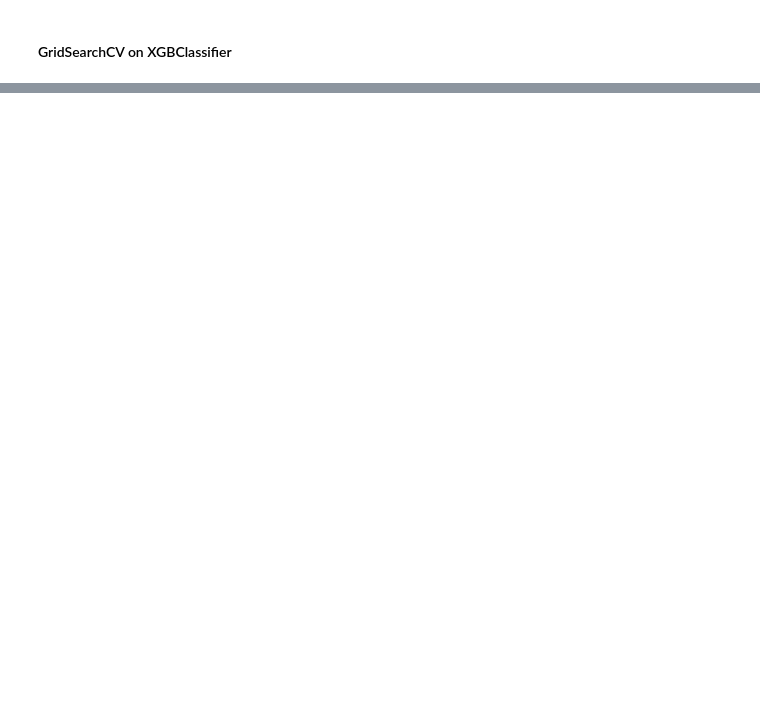
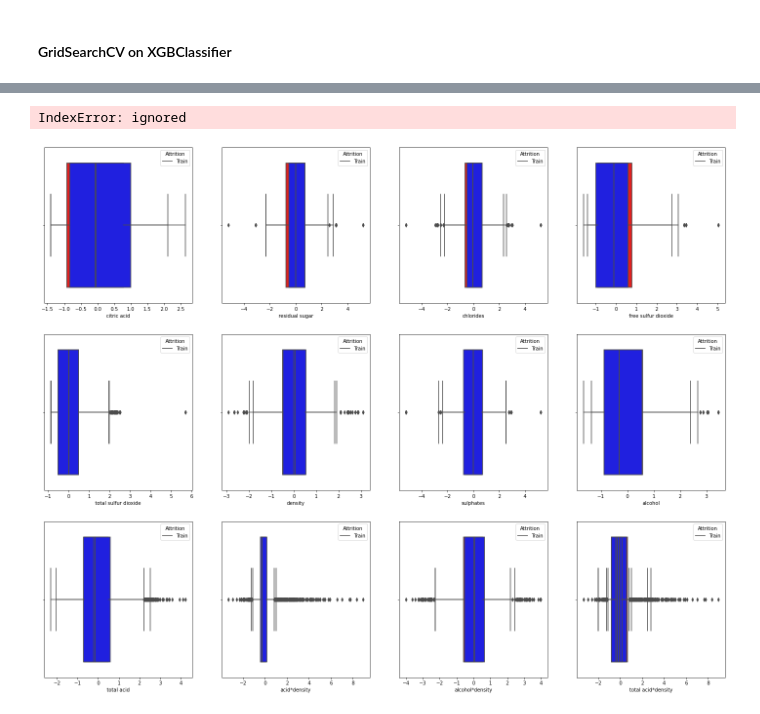
Before and after one commit to reallylongaddress/Kaggle, a Jupyter notebook: playground-series-s3e5/playground_series_s3e5.ipynb, the cells around one changed output, grey strips where cells are left out. Drawn from its saved outputs; the diff is of its cells as text; code cells hidden in the pictures; blank space fills up the shorter version.

```diff
--- a/playground-series-s3e5/playground_series_s3e5.ipynb
+++ b/playground-series-s3e5/playground_series_s3e5.ipynb
@@ -1275,0 +1345,16 @@ X_train
+# %%
+fig,ax = plt.subplots(int(np.ceil(len(numerical_features)/4)),4,figsize = (25,20))
+ax = np.ravel(ax)
+
+for i,col in enumerate(X_train.columns):
+    sns.boxplot(ax = ax[i-1], x = X_train[col], color= "red")
+    sns.boxplot(ax = ax[i-1], x = X_val[col], color= "blue")
+
+    ax[i-1].legend(title='Attrition', loc='upper right', labels=['Train'])
+
+fig.suptitle("Train vs Test Boxplots",fontsize = 20)
+plt.tight_layout(pad=3)
+plt.show()
+# %% [output]
+IndexError: ignored
+[figure, added]
```
Also changed, not shown: parts of 36 cells of this notebook.
